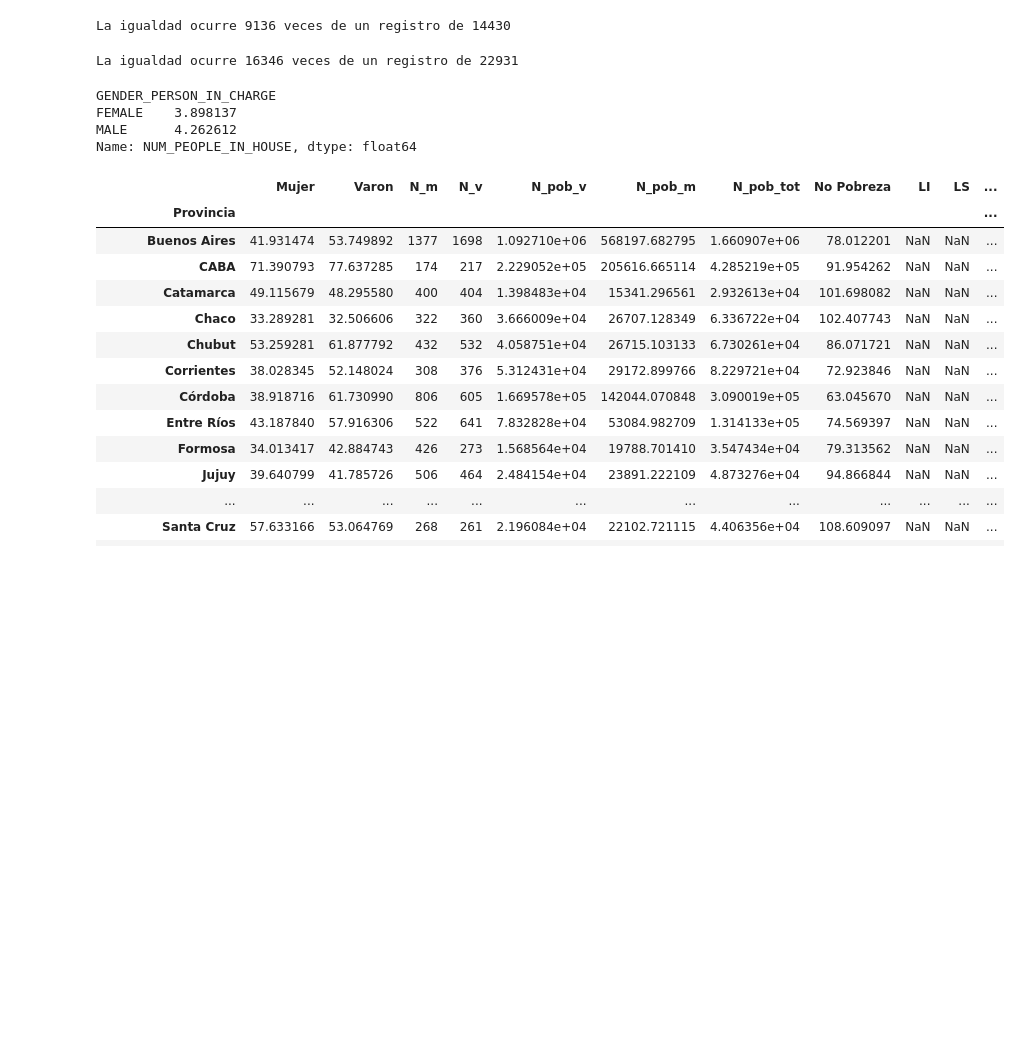
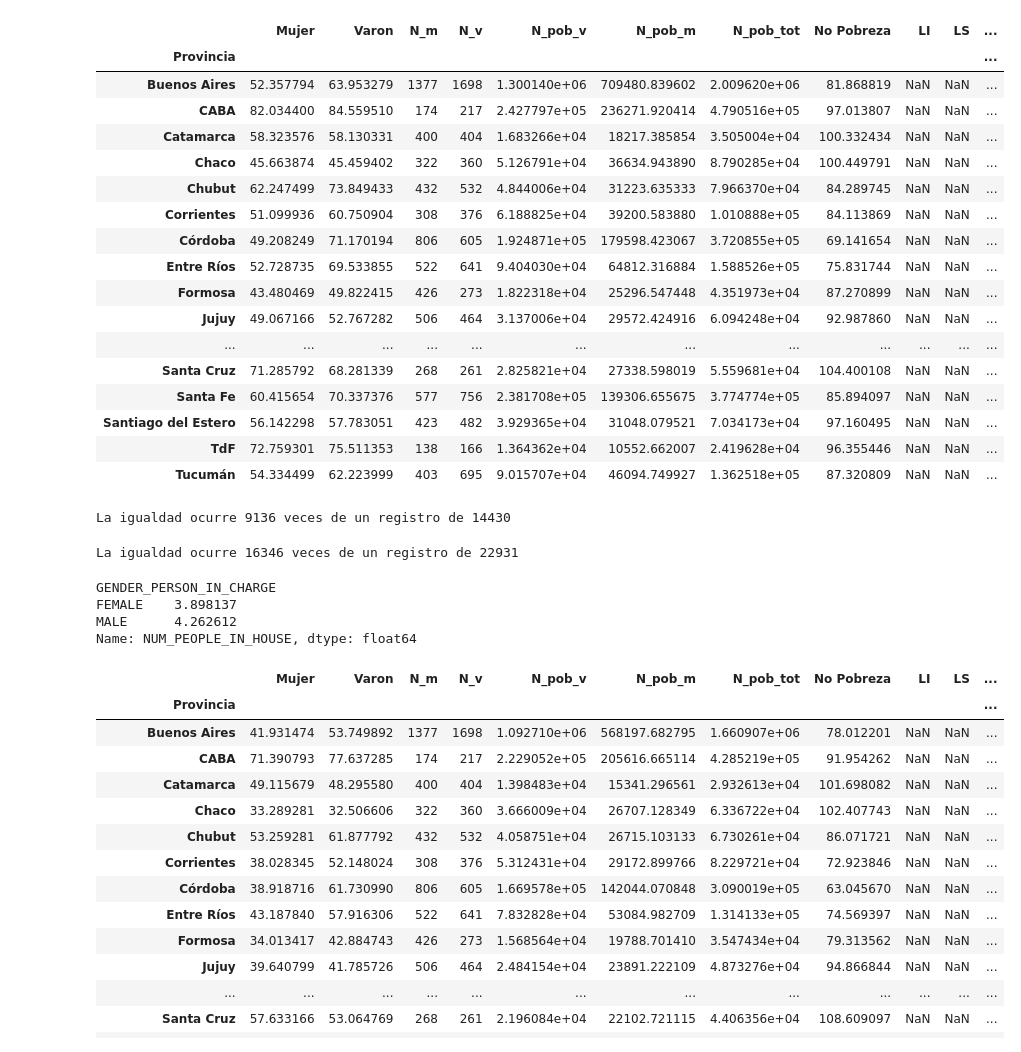
Before and after one commit to datos-Fundar/indice-mercado-trabajo-ingresos, a Jupyter notebook: modulos/calculos/xx_autonomia_economica_pobreza.ipynb, the cells around one changed output. Cells and saved outputs as stored; diff of their text form; code cells hidden in the pictures; blank space fills up the shorter version.

Commit message:
Agrego indice

```diff
--- a/modulos/calculos/03_autonomia_economica_pobreza.ipynb
+++ b/modulos/calculos/xx_autonomia_economica_pobreza.ipynb
@@ -12,7 +12,6 @@ warnings.filterwarnings('ignore')
 pathdata = '/home/daniu/Documentos/fundar/indice-mercado-trabajo-ingresos/'
 pathdata = '/Users/danielarisaro/Documents/Fundar/indice-mercado-trabajo-ingresos/'
 pathdata = '/home/daniufundar/Documents/Fundar/indice-mercado-trabajo-ingresos/'
-pathdata = '/Users/danielarisaro/Documents/Fundar/indice-mercado-trabajo-ingresos/'
 # %%
 with open(pathdata + 'modulos/diccionarios/' + 'diccionario_aglomerados.pickle', 'rb') as file:
     dict_cod_aglomerado = pickle.load(file)
@@ -43,4 +129,6 @@ df_CBT.rename(columns={'Gran_buenos_aires':'Gran Buenos Aires'}, inplace=True)
 # %%
-# Filter and merge data
+var = 'GENDER_PERSON_IN_CHARGE'
+
 df_temp = df_houses_pool.loc[(df_houses_pool['IX_TOT']>1) & (df_houses_pool['REALIZADA']==1) & (~df_houses_pool['NRO_HOGAR'].isin([51, 71]))]
-merged_df_pool = df_people_pool[['CODUSU', 'NRO_HOGAR']].merge(df_houses_pool[['CODUSU', 'NRO_HOGAR']], on=['CODUSU', 'NRO_HOGAR'], how='outer', indicator=True)
+grouped_df = calculate_poverty_table(df_people_pool, df_temp, df_CBT, df_adultos_equiv, dict_cod_provincia, map_provincia_region)
+grouped_df = grouped_df[~grouped_df['INCOME'].isna()]
@@ -118,7 +134,0 @@ def calculate_poverty_table(df_people, df_houses, df_CBT, df_adultos_equiv, dict
-# %%
-var = 'GENDER_MAX_INCOME'
-var = 'GENDER_PERSON_IN_CHARGE'
-
-df_temp = df_houses_pool.loc[(df_houses_pool['IX_TOT']>1) & (df_houses_pool['REALIZADA']==1) & (~df_houses_pool['NRO_HOGAR'].isin([51, 71]))]
-
-grouped_df = calculate_poverty_table(df_people_pool, df_temp, df_CBT, df_adultos_equiv, dict_cod_provincia, map_provincia_region)
@@ -125,3 +166,24 @@ grouped_df = calculate_poverty_table(df_people_pool, df_temp, df_CBT, df_adultos
+# %%
+hogares_jefatura
+# %% [output]
+|  | Mujer | Varon | N_m | N_v | N_pob_v | N_pob_m | N_pob_tot | No Pobreza | LI | LS | ... |
+| Provincia |  |  |  |  |  |  |  |  |  |  | ... |
+| Buenos Aires | 52.357794 | 63.953279 | 1377 | 1698 | 1.300140e+06 | 709480.839602 | 2.009620e+06 | 81.868819 | NaN | NaN | ... |
+| CABA | 82.034400 | 84.559510 | 174 | 217 | 2.427797e+05 | 236271.920414 | 4.790516e+05 | 97.013807 | NaN | NaN | ... |
+| Catamarca | 58.323576 | 58.130331 | 400 | 404 | 1.683266e+04 | 18217.385854 | 3.505004e+04 | 100.332434 | NaN | NaN | ... |
+| Chaco | 45.663874 | 45.459402 | 322 | 360 | 5.126791e+04 | 36634.943890 | 8.790285e+04 | 100.449791 | NaN | NaN | ... |
+| Chubut | 62.247499 | 73.849433 | 432 | 532 | 4.844006e+04 | 31223.635333 | 7.966370e+04 | 84.289745 | NaN | NaN | ... |
+| Corrientes | 51.099936 | 60.750904 | 308 | 376 | 6.188825e+04 | 39200.583880 | 1.010888e+05 | 84.113869 | NaN | NaN | ... |
+| Córdoba | 49.208249 | 71.170194 | 806 | 605 | 1.924871e+05 | 179598.423067 | 3.720855e+05 | 69.141654 | NaN | NaN | ... |
+| Entre Ríos | 52.728735 | 69.533855 | 522 | 641 | 9.404030e+04 | 64812.316884 | 1.588526e+05 | 75.831744 | NaN | NaN | ... |
+| Formosa | 43.480469 | 49.822415 | 426 | 273 | 1.822318e+04 | 25296.547448 | 4.351973e+04 | 87.270899 | NaN | NaN | ... |
+| Jujuy | 49.067166 | 52.767282 | 506 | 464 | 3.137006e+04 | 29572.424916 | 6.094248e+04 | 92.987860 | NaN | NaN | ... |
+| ... | ... | ... | ... | ... | ... | ... | ... | ... | ... | ... | ... |
+| Santa Cruz | 71.285792 | 68.281339 | 268 | 261 | 2.825821e+04 | 27338.598019 | 5.559681e+04 | 104.400108 | NaN | NaN | ... |
+| Santa Fe | 60.415654 | 70.337376 | 577 | 756 | 2.381708e+05 | 139306.655675 | 3.774774e+05 | 85.894097 | NaN | NaN | ... |
+| Santiago del Estero | 56.142298 | 57.783051 | 423 | 482 | 3.929365e+04 | 31048.079521 | 7.034173e+04 | 97.160495 | NaN | NaN | ... |
+| TdF | 72.759301 | 75.511353 | 138 | 166 | 1.364362e+04 | 10552.662007 | 2.419628e+04 | 96.355446 | NaN | NaN | ... |
+| Tucumán | 54.334499 | 62.223999 | 403 | 695 | 9.015707e+04 | 46094.749927 | 1.362518e+05 | 87.320809 | NaN | NaN | ... |
 # %%
 filtered_df = grouped_df[grouped_df['CH03'].apply(lambda x: 2 in x)]
 igualdad_count = (filtered_df['GENDER_MAX_INCOME'] == filtered_df['GENDER_PERSON_IN_CHARGE']).sum()
```
Also changed, not shown: parts of 7 cells of this notebook, 23 other files.
